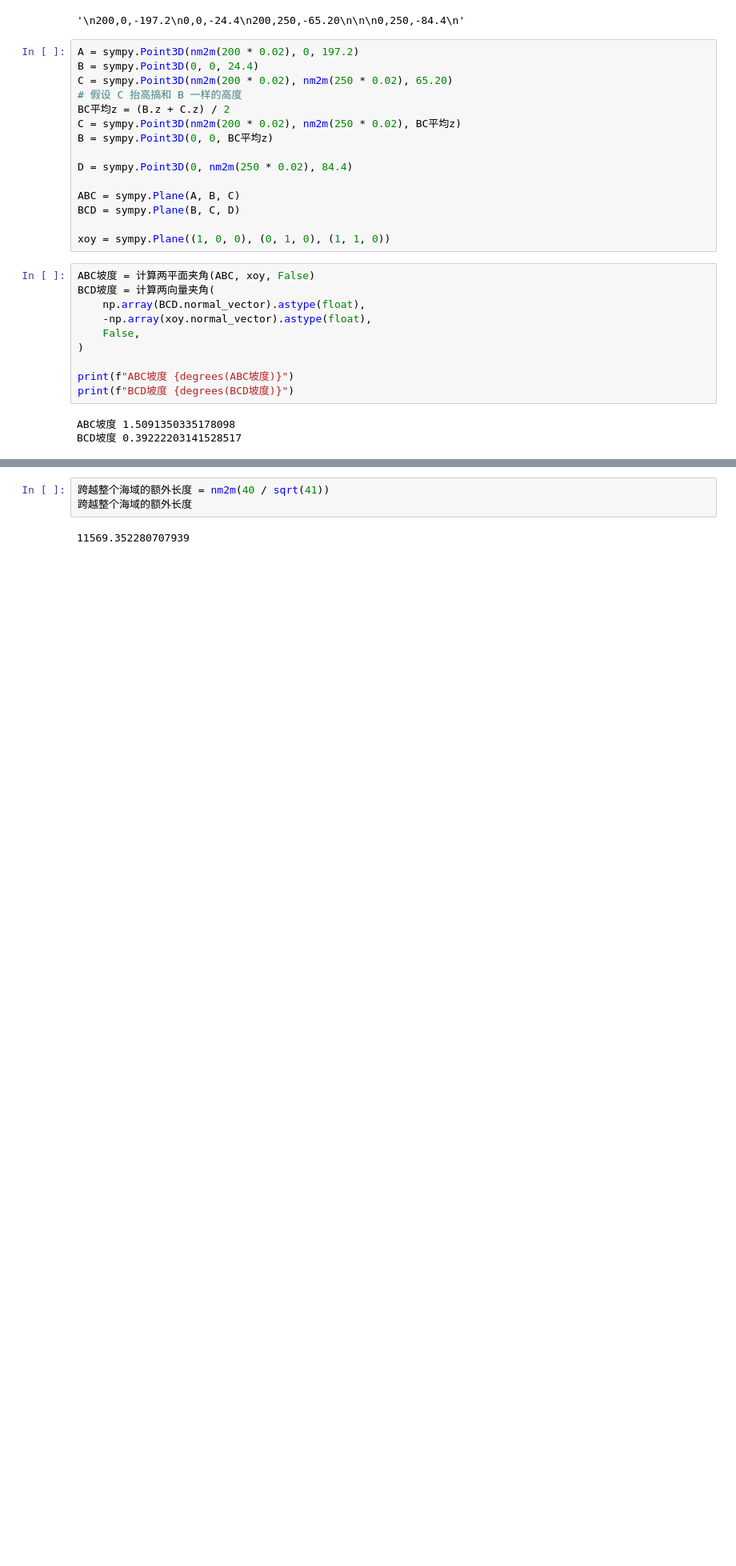
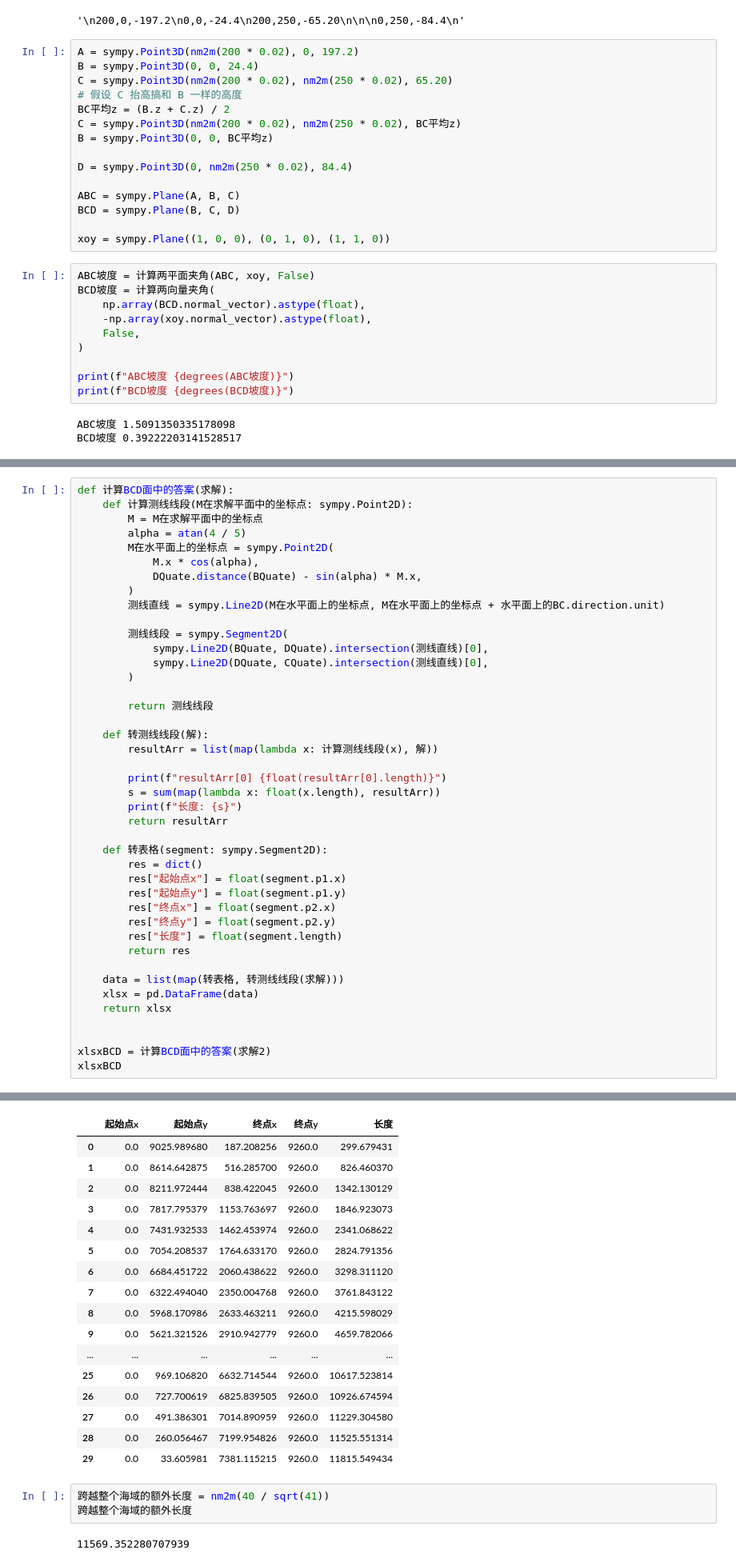
Before and after one commit to eric-gitta-moore/mcm-cn-2023, a Jupyter notebook: src/mcm_cn2023/T4/main.ipynb, the cells around one changed output, grey strips where cells are left out. Shown at 80% size. Saved outputs shown, nothing was run; the diff lists cells and outputs as text; blank space fills up the shorter version.

```diff
--- a/src/mcm_cn2023/T4/main.ipynb
+++ b/src/mcm_cn2023/T4/main.ipynb
@@ -159,0 +229,43 @@ B.x >= C.x 5840.6152536751 5784.67614035397 总长度：186989.12679192534
+# %%
+def 计算BCD面中的答案(求解):
+    def 计算测线线段(M在求解平面中的坐标点: sympy.Point2D):
+        M = M在求解平面中的坐标点
+        alpha = atan(4 / 5)
+        M在水平面上的坐标点 = sympy.Point2D(
+            M.x * cos(alpha),
+            DQuate.distance(BQuate) - sin(alpha) * M.x,
+        )
+        测线直线 = sympy.Line2D(M在水平面上的坐标点, M在水平面上的坐标点 + 水平面上的BC.direction.unit)
+
+        测线线段 = sympy.Segment2D(
+            sympy.Line2D(BQuate, DQuate).intersection(测线直线)[0],
+            sympy.Line2D(DQuate, CQuate).intersection(测线直线)[0],
+        )
+
+        return 测线线段
+
+    def 转测线线段(解):
+        resultArr = list(map(lambda x: 计算测线线段(x), 解))
+
+        print(f"resultArr[0] {float(resultArr[0].length)}")
+        s = sum(map(lambda x: float(x.length), resultArr))
+        print(f"长度: {s}")
+        return resultArr
+
+    def 转表格(segment: sympy.Segment2D):
+        res = dict()
+        res["起始点x"] = float(segment.p1.x)
+        res["起始点y"] = float(segment.p1.y)
+        res["终点x"] = float(segment.p2.x)
+        res["终点y"] = float(segment.p2.y)
+        res["长度"] = float(segment.length)
+        return res
+
+    data = list(map(转表格, 转测线线段(求解)))
+    xlsx = pd.DataFrame(data)
+    return xlsx
+
+
+xlsxBCD = 计算BCD面中的答案(求解2)
+xlsxBCD
+# %% [output]
@@ -160,3 +274,20 @@ B.x >= C.x 5840.6152536751 5784.67614035397 总长度：186989.12679192534
+|  | 起始点x | 起始点y | 终点x | 终点y | 长度 |
+| 0 | 0.0 | 9025.989680 | 187.208256 | 9260.0 | 299.679431 |
+| 1 | 0.0 | 8614.642875 | 516.285700 | 9260.0 | 826.460370 |
+| 2 | 0.0 | 8211.972444 | 838.422045 | 9260.0 | 1342.130129 |
+| 3 | 0.0 | 7817.795379 | 1153.763697 | 9260.0 | 1846.923073 |
+| 4 | 0.0 | 7431.932533 | 1462.453974 | 9260.0 | 2341.068622 |
+| 5 | 0.0 | 7054.208537 | 1764.633170 | 9260.0 | 2824.791356 |
+| 6 | 0.0 | 6684.451722 | 2060.438622 | 9260.0 | 3298.311120 |
+| 7 | 0.0 | 6322.494040 | 2350.004768 | 9260.0 | 3761.843122 |
+| 8 | 0.0 | 5968.170986 | 2633.463211 | 9260.0 | 4215.598029 |
+| 9 | 0.0 | 5621.321526 | 2910.942779 | 9260.0 | 4659.782066 |
+| ... | ... | ... | ... | ... | ... |
+| 25 | 0.0 | 969.106820 | 6632.714544 | 9260.0 | 10617.523814 |
+| 26 | 0.0 | 727.700619 | 6825.839505 | 9260.0 | 10926.674594 |
+| 27 | 0.0 | 491.386301 | 7014.890959 | 9260.0 | 11229.304580 |
+| 28 | 0.0 | 260.056467 | 7199.954826 | 9260.0 | 11525.551314 |
+| 29 | 0.0 | 33.605981 | 7381.115215 | 9260.0 | 11815.549434 |
 # %%
 跨越整个海域的额外长度 = nm2m(40 / sqrt(41))
 跨越整个海域的额外长度
```
Also changed, not shown: parts of 6 cells of this notebook, 1 other file.
